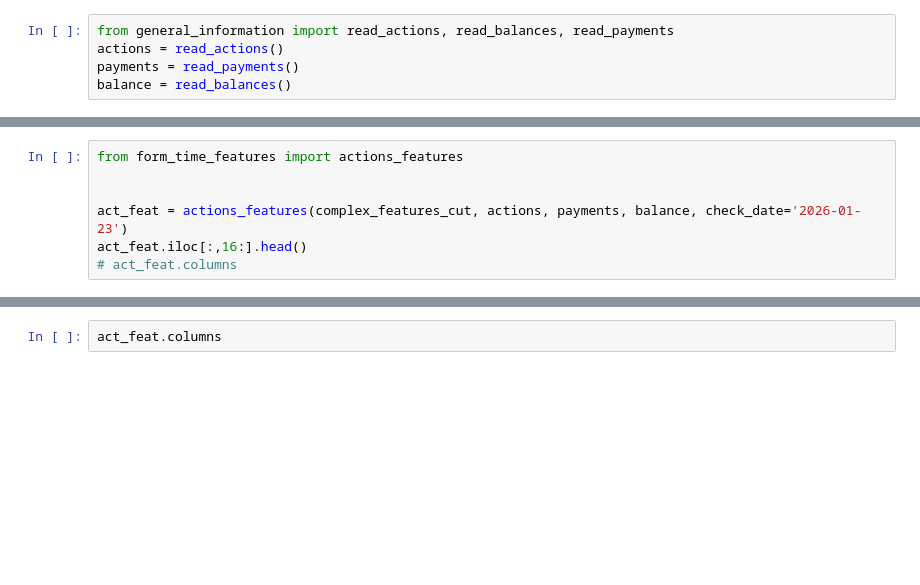
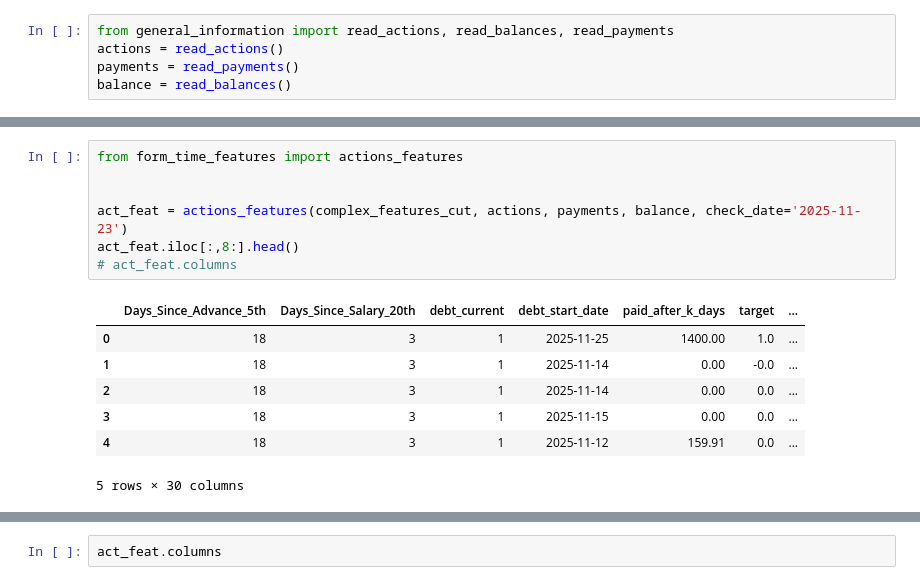
Before and after one commit to BystrovGladkov/Energo_Hack_Hackaton, a Jupyter notebook: payment1.ipynb, the cells around one changed output, grey strips where cells are left out. Saved outputs shown, nothing was run; the diff lists cells and outputs as text; blank space fills up the shorter version.

```diff
--- a/payment1.ipynb
+++ b/payment1.ipynb
@@ -33,7 +84,15 @@ complex_features_cut["debt_current"] = 1
 # %%
 from form_time_features import actions_features
 
 
-act_feat = actions_features(complex_features_cut, actions, payments, balance, check_date='2026-01-23')
-act_feat.iloc[:,16:].head()
+act_feat = actions_features(complex_features_cut, actions, payments, balance, check_date='2025-11-23')
+act_feat.iloc[:,8:].head()
 # act_feat.columns
+# %% [output]
+|  | Days_Since_Advance_5th | Days_Since_Salary_20th | debt_current | debt_start_date | paid_after_k_days | target | ... |
+| 0 | 18 | 3 | 1 | 2025-11-25 | 1400.00 | 1.0 | ... |
+| 1 | 18 | 3 | 1 | 2025-11-14 | 0.00 | -0.0 | ... |
+| 2 | 18 | 3 | 1 | 2025-11-14 | 0.00 | 0.0 | ... |
+| 3 | 18 | 3 | 1 | 2025-11-15 | 0.00 | 0.0 | ... |
+| 4 | 18 | 3 | 1 | 2025-11-12 | 159.91 | 0.0 | ... |
+5 rows × 30 columns
```
Also changed, not shown: parts of 7 cells of this notebook, 1 other file.
